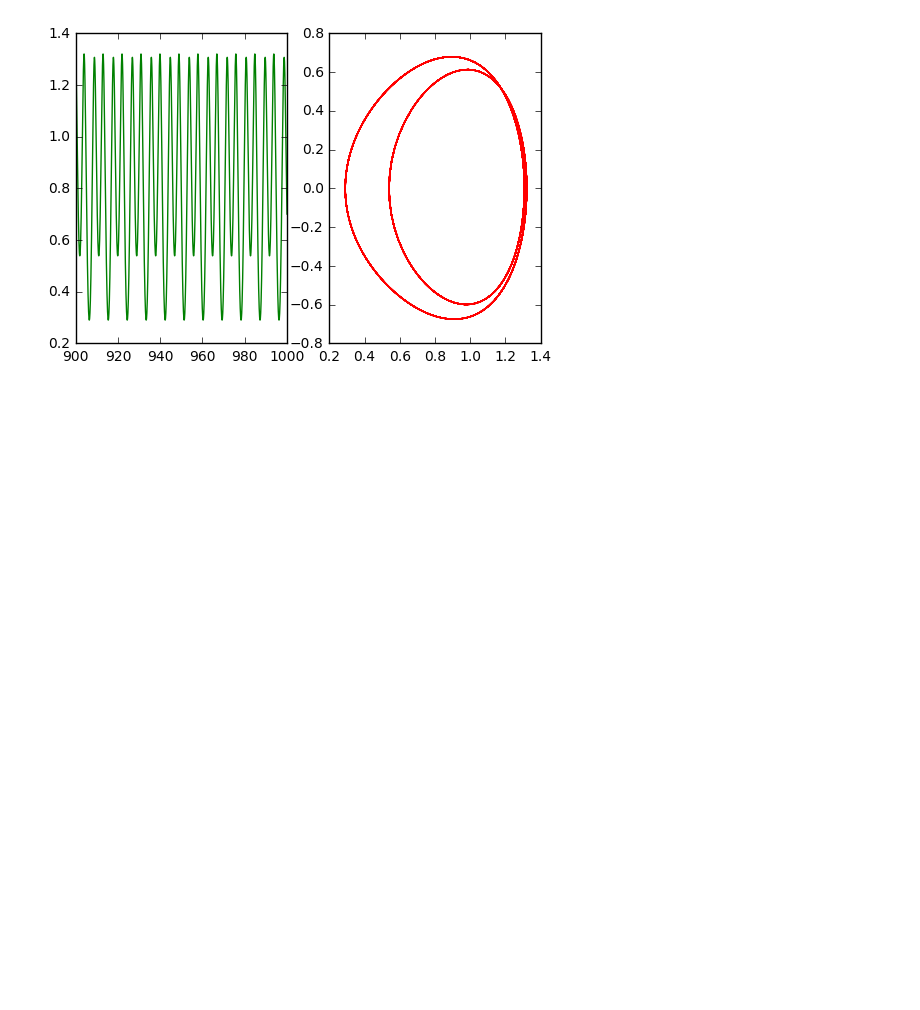
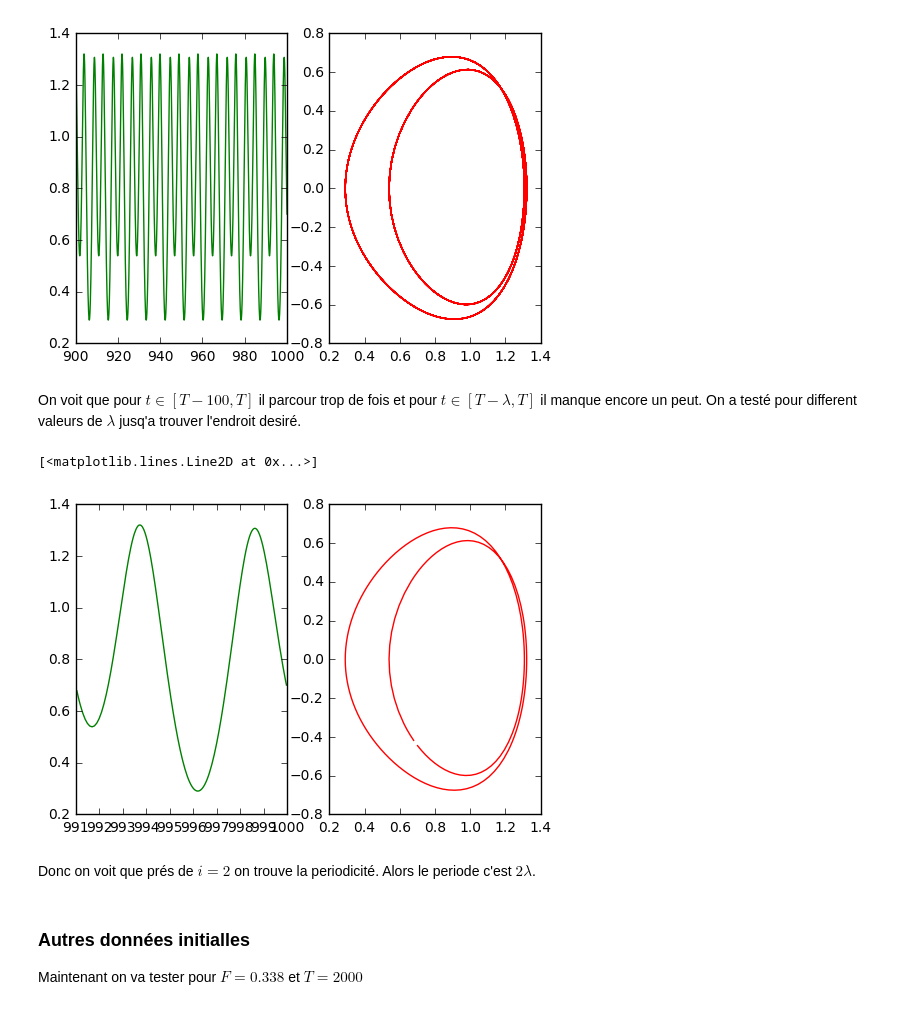
Before and after one commit to DiegoAsterio/equa-diff-3M236, a Jupyter notebook: 3M236_projet.ipynb, the cells around one changed output. Drawn from its saved outputs; the diff is of its cells as text; code cells hidden in the pictures; blank space fills up the shorter version.

```diff
--- a/3M236_projet.ipynb
+++ b/3M236_projet.ipynb
@@ -418,3 +431,24 @@ plt.plot(ug900,vg900,color = 'red')
 # %% [output]
 [<matplotlib.lines.Line2D at 0x...>]
 [figure]
+# %% [markdown]
+On voit que pour $t \in [T-100,T]$ il parcour trop de fois et pour $t \in [T-\lambda,T]$ il manque encore un peut. On a testé pour different valeurs de $\lambda$ jusq'a trouver l'endroit desiré.
+# %%
+k = 2*math.pi/omega
+intervalle = [T-2*k,T]
+# %%
+tk, uk, vk = EDO.separate_solutions(t_,u,v,intervalle[0],intervalle[1])
+
+plt.subplot(121)
+plt.plot(tk,uk,color = 'green')
+
+plt.subplot(122)
+plt.plot(uk,vk,color = 'red')
+# %% [output]
+[<matplotlib.lines.Line2D at 0x...>]
+[figure, added]
+# %% [markdown]
+Donc on voit que prés de $i = 2$ on trouve la periodicité. Alors le periode c'est $2\lambda$.
+# %% [markdown]
+### Autres données initialles
+Maintenant on va tester pour  $F=0.338$ et $T=2000$
```
Also changed, not shown: parts of 13 cells of this notebook.
